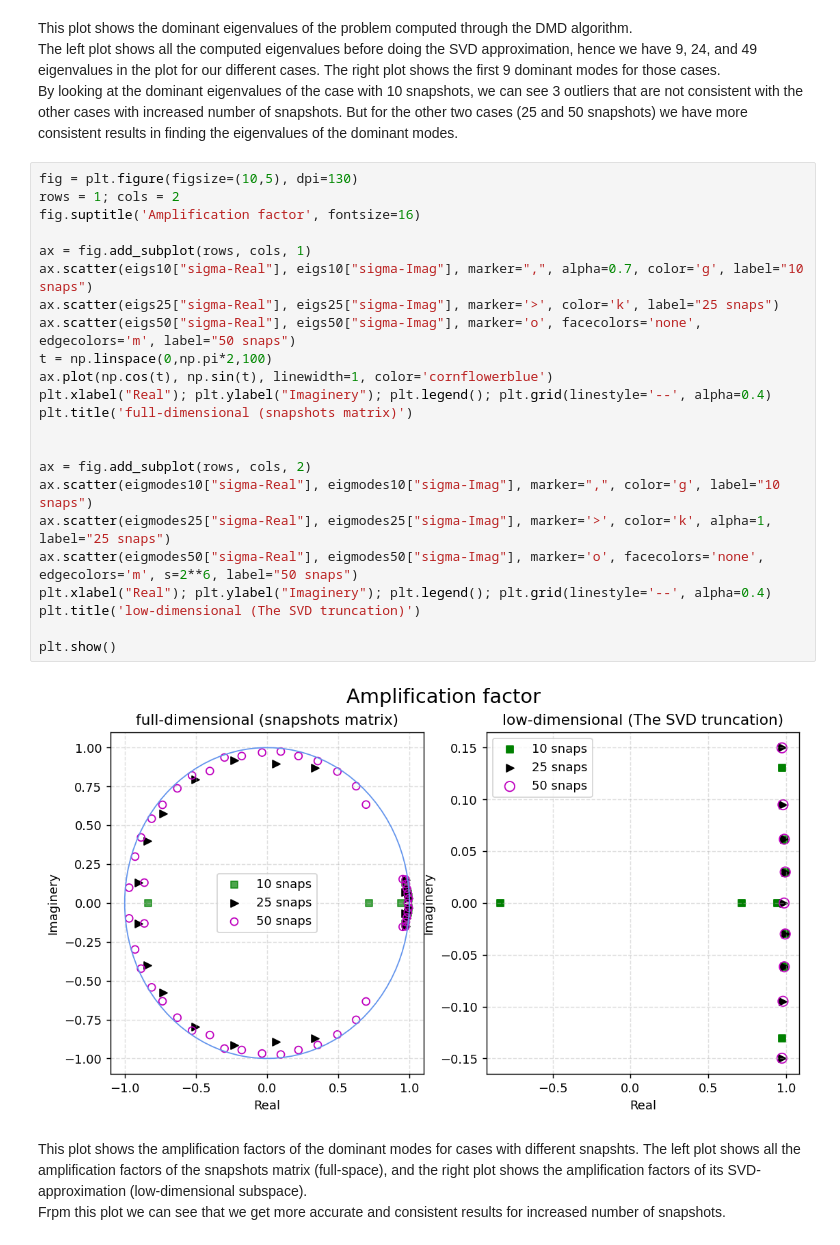
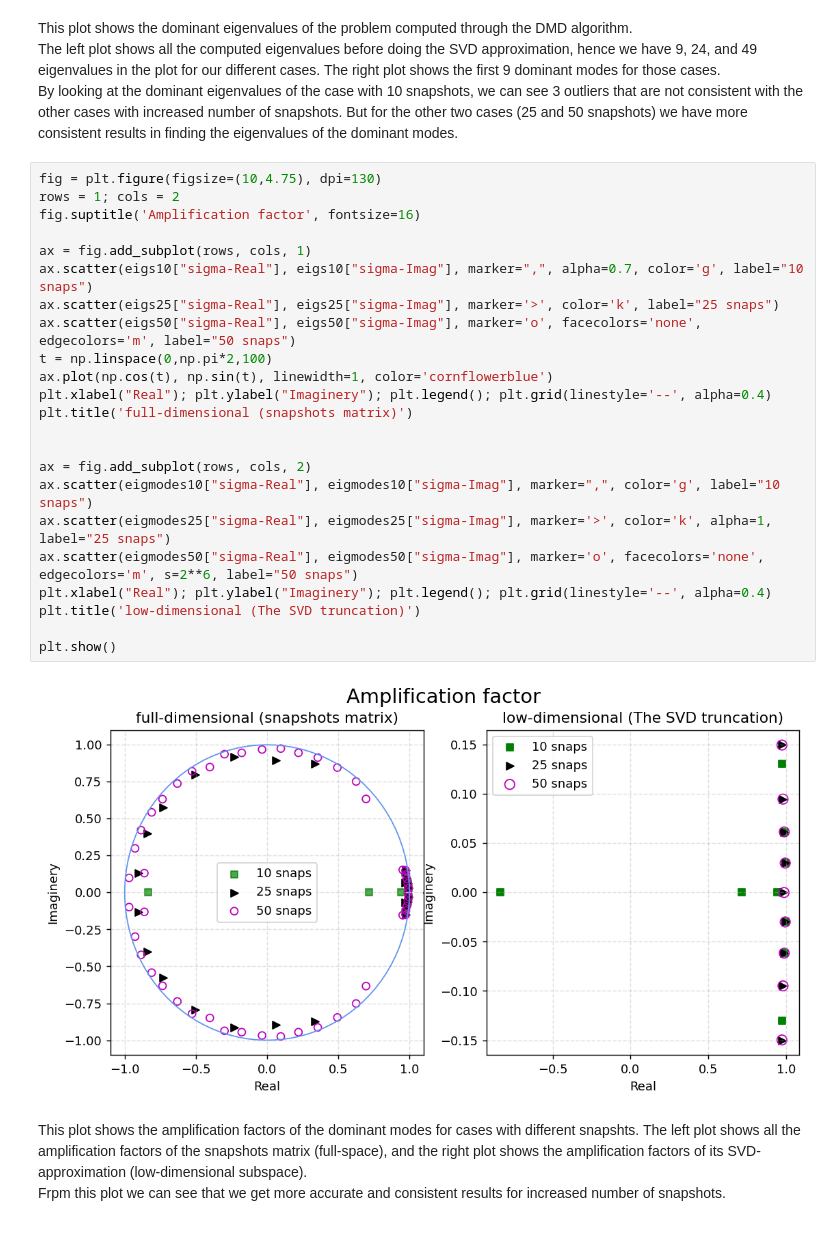
Before and after one commit to Delaunay-I/ANSLab-reports, a Jupyter notebook: 2022/10 - October/2022-10-05/2022-10-05.ipynb, the cells around one changed output. Saved outputs shown, nothing was run; the diff lists cells and outputs as text.

```diff
--- a/2022/10 - October/2022-10-05/2022-10-05.ipynb
+++ b/2022/10 - October/2022-10-05/2022-10-05.ipynb
@@ -68,30 +68,30 @@ This plot shows the dominant eigenvalues of the problem computed through the DMD
 The left plot shows all the computed eigenvalues before doing the SVD approximation, hence we have 9, 24, and 49 eigenvalues in the plot for our different cases. The right plot shows the first 9 dominant modes for those cases.<br>
 By looking at the dominant eigenvalues of the case with 10 snapshots, we can see 3 outliers that are not consistent with the other cases with increased number of snapshots. But for the other two cases (25 and 50 snapshots) we have more consistent results in finding the eigenvalues of the dominant modes.
 # %%
-fig = plt.figure(figsize=(10,5), dpi=130)
+fig = plt.figure(figsize=(10,4.75), dpi=130)
 rows = 1; cols = 2
 fig.suptitle('Amplification factor', fontsize=16)
 
 ax = fig.add_subplot(rows, cols, 1)
 ax.scatter(eigs10["sigma-Real"], eigs10["sigma-Imag"], marker=",", alpha=0.7, color='g', label="10 snaps")
 ax.scatter(eigs25["sigma-Real"], eigs25["sigma-Imag"], marker='>', color='k', label="25 snaps")
 ax.scatter(eigs50["sigma-Real"], eigs50["sigma-Imag"], marker='o', facecolors='none', edgecolors='m', label="50 snaps")
 t = np.linspace(0,np.pi*2,100)
 ax.plot(np.cos(t), np.sin(t), linewidth=1, color='cornflowerblue')
 plt.xlabel("Real"); plt.ylabel("Imaginery"); plt.legend(); plt.grid(linestyle='--', alpha=0.4)
 plt.title('full-dimensional (snapshots matrix)')
 
 
 ax = fig.add_subplot(rows, cols, 2)
 ax.scatter(eigmodes10["sigma-Real"], eigmodes10["sigma-Imag"], marker=",", color='g', label="10 snaps")
 ax.scatter(eigmodes25["sigma-Real"], eigmodes25["sigma-Imag"], marker='>', color='k', alpha=1, label="25 snaps")
 ax.scatter(eigmodes50["sigma-Real"], eigmodes50["sigma-Imag"], marker='o', facecolors='none', edgecolors='m', s=2**6, label="50 snaps")
 plt.xlabel("Real"); plt.ylabel("Imaginery"); plt.legend(); plt.grid(linestyle='--', alpha=0.4)
 plt.title('low-dimensional (The SVD truncation)')
 
 plt.show()
 # %% [output]
-[figure, old version]
+[figure, new version]
 # %% [markdown]
 This plot shows the amplification factors of the dominant modes for cases with different snapshts. The left plot shows all the amplification factors of the snapshots matrix (full-space), and the right plot shows the amplification factors of its SVD-approximation (low-dimensional subspace). <br>
 Frpm this plot we can see that we get more accurate and consistent results for increased number of snapshots.
```
